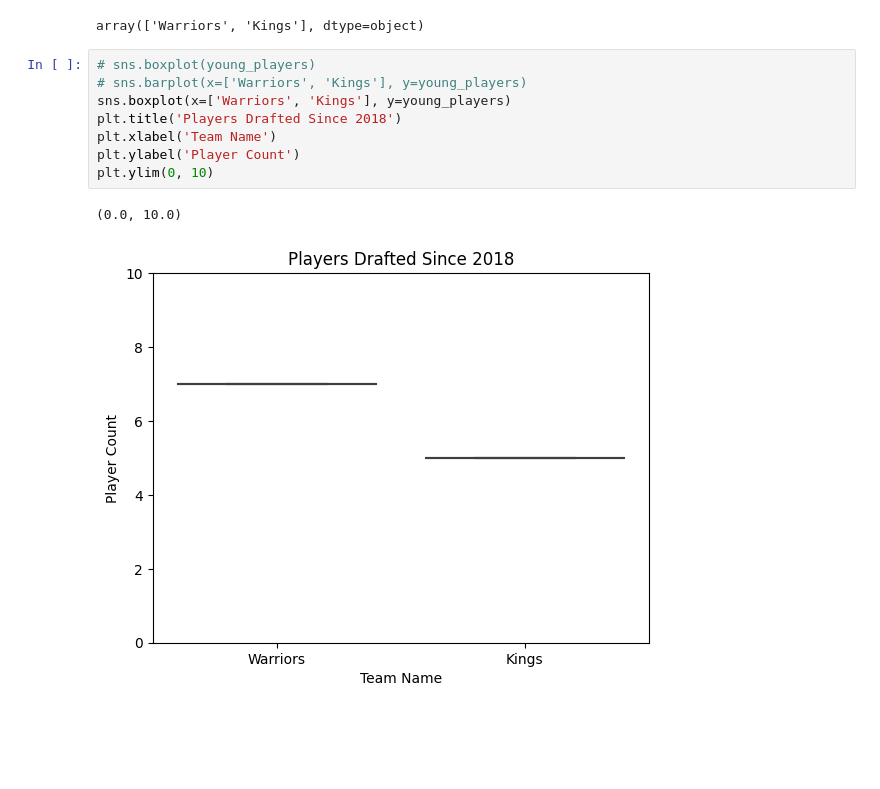
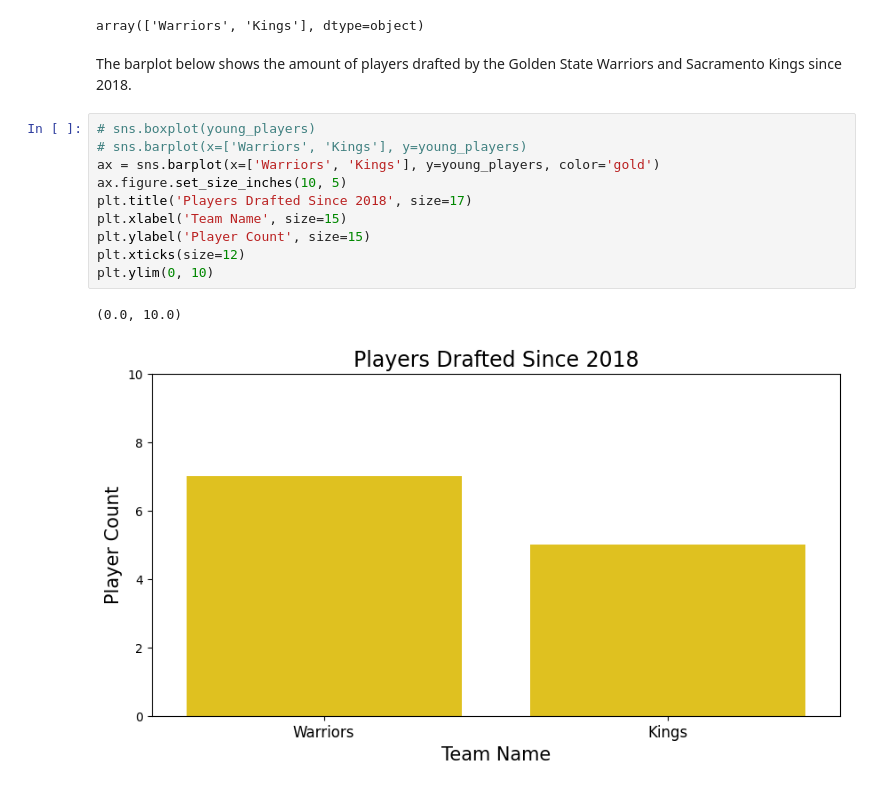
Before and after one commit to blwishom/JUMPlus-phase2, a Jupyter notebook: nba_analysis.ipynb, the cells around one changed output. Drawn from its saved outputs; the diff is of its cells as text; blank space fills up the shorter version.

```diff
--- a/nba_analysis.ipynb
+++ b/nba_analysis.ipynb
@@ -111,17 +95,21 @@ players_team = pd.concat([warriors_team, kings_team]).unique()
 players_team
 # %% [output]
 array(['Warriors', 'Kings'], dtype=object)
+# %% [markdown]
+The barplot below shows the amount of players drafted by the Golden State Warriors and Sacramento Kings since 2018.
 # %%
 # sns.boxplot(young_players)
 # sns.barplot(x=['Warriors', 'Kings'], y=young_players)
-sns.boxplot(x=['Warriors', 'Kings'], y=young_players)
-plt.title('Players Drafted Since 2018')
-plt.xlabel('Team Name')
-plt.ylabel('Player Count')
+ax = sns.barplot(x=['Warriors', 'Kings'], y=young_players, color='gold')
+ax.figure.set_size_inches(10, 5)
+plt.title('Players Drafted Since 2018', size=17)
+plt.xlabel('Team Name', size=15)
+plt.ylabel('Player Count', size=15)
+plt.xticks(size=12)
 plt.ylim(0, 10)
 # %% [output]
 (0.0, 10.0)
-[figure, old version]
+[figure, new version]
 # %%
 undrafted_players = nba_df.loc[(nba_df['draft_year'].eq('Undrafted')) & (nba_df['country'].ne('USA'))].count()
 drafted_players = nba_df.loc[(nba_df['draft_year'].ne('Undrafted')) & (nba_df['country'].ne('USA'))].count()
```
Also changed, not shown: parts of 9 cells of this notebook.
